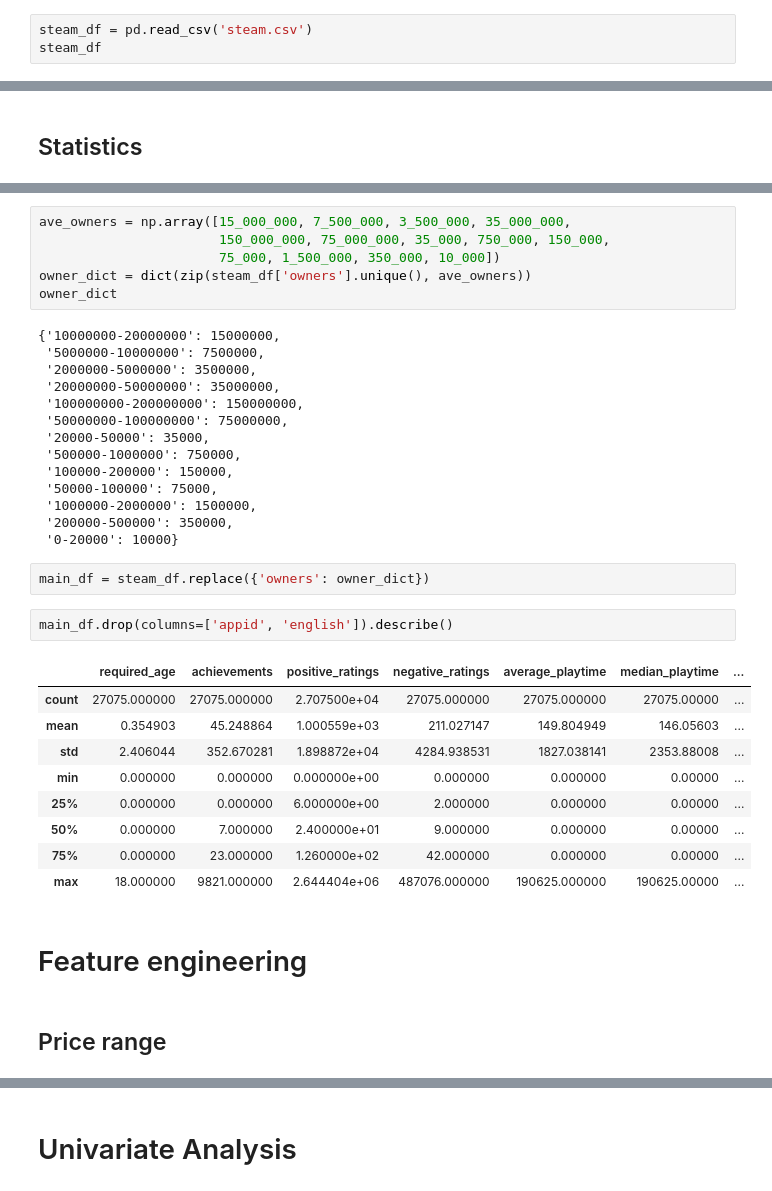
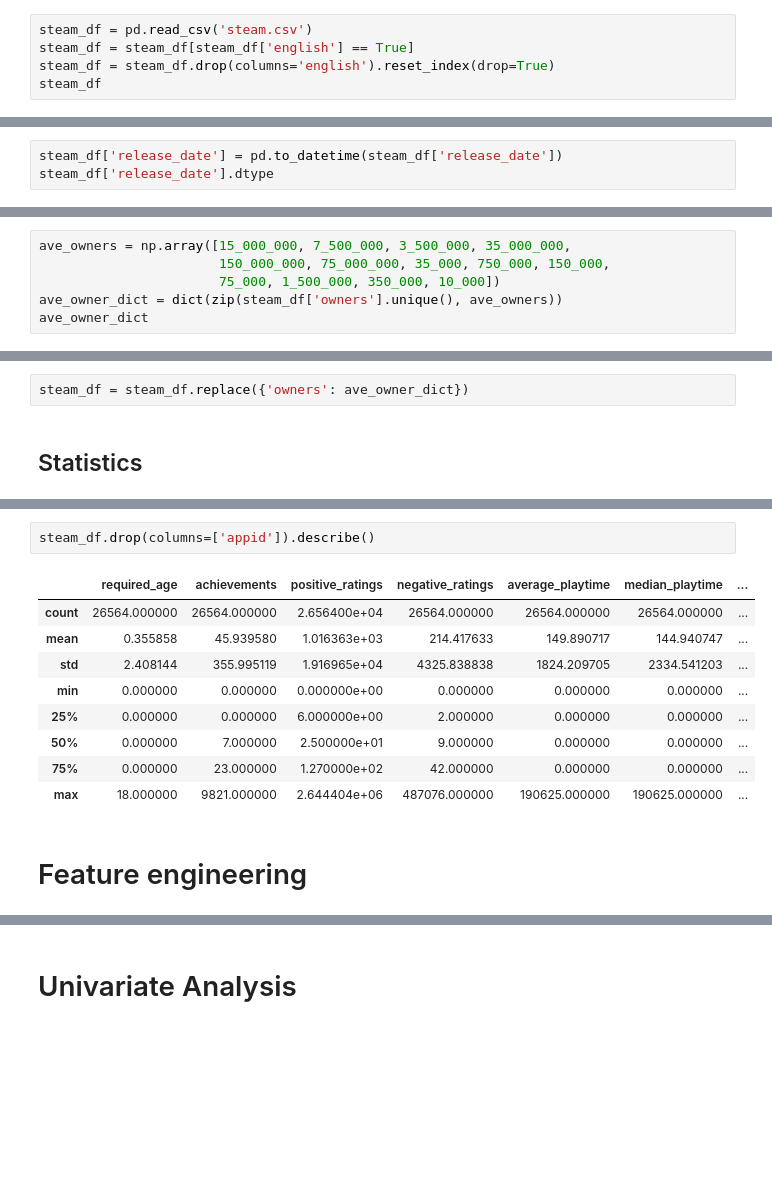
Before and after one commit to jamwung/eda-steam, a Jupyter notebook: steam_eda.ipynb, the cells around one changed output, grey strips where cells are left out. Cells and saved outputs as stored; diff of their text form; blank space fills up the shorter version.

```diff
--- a/steam_eda.ipynb
+++ b/steam_eda.ipynb
@@ -22,5 +57,7 @@ plt.rcParams['figure.figsize'] = [15, 10]
 ## Loading the dataframe
 # %%
 steam_df = pd.read_csv('steam.csv')
+steam_df = steam_df[steam_df['english'] == True]
+steam_df = steam_df.drop(columns='english').reset_index(drop=True)
 steam_df
 # %% [output]
@@ -85,0 +144,3 @@ dtype: object
+# %%
+steam_df['release_date'] = pd.to_datetime(steam_df['release_date'])
+steam_df['release_date'].dtype
@@ -85,0 +191,6 @@ dtype: object
+# %%
+ave_owners = np.array([15_000_000, 7_500_000, 3_500_000, 35_000_000,
+                       150_000_000, 75_000_000, 35_000, 750_000, 150_000,
+                       75_000, 1_500_000, 350_000, 10_000])
+ave_owner_dict = dict(zip(steam_df['owners'].unique(), ave_owners))
+ave_owner_dict
@@ -86,2 +211,4 @@ dtype: object
+# %%
+steam_df = steam_df.replace({'owners': ave_owner_dict})
 # %% [markdown]
 ## Statistics
@@ -105,38 +215,14 @@ dtype: object
-# %%
-ave_owners = np.array([15_000_000, 7_500_000, 3_500_000, 35_000_000,
-                       150_000_000, 75_000_000, 35_000, 750_000, 150_000,
-                       75_000, 1_500_000, 350_000, 10_000])
-owner_dict = dict(zip(steam_df['owners'].unique(), ave_owners))
-owner_dict
-# %% [output]
-{'10000000-20000000': 15000000,
- '5000000-10000000': 7500000,
- '2000000-5000000': 3500000,
- '20000000-50000000': 35000000,
- '100000000-200000000': 150000000,
- '50000000-100000000': 75000000,
- '20000-50000': 35000,
- '500000-1000000': 750000,
- '100000-200000': 150000,
- '50000-100000': 75000,
- '1000000-2000000': 1500000,
- '200000-500000': 350000,
- '0-20000': 10000}
-# %%
-main_df = steam_df.replace({'owners': owner_dict})
 # %%
-main_df.drop(columns=['appid', 'english']).describe()
+steam_df.drop(columns=['appid']).describe()
 # %% [output]
 |  | required_age | achievements | positive_ratings | negative_ratings | average_playtime | median_playtime | ... |
-| count | 27075.000000 | 27075.000000 | 2.707500e+04 | 27075.000000 | 27075.000000 | 27075.00000 | ... |
-| mean | 0.354903 | 45.248864 | 1.000559e+03 | 211.027147 | 149.804949 | 146.05603 | ... |
-| std | 2.406044 | 352.670281 | 1.898872e+04 | 4284.938531 | 1827.038141 | 2353.88008 | ... |
-| min | 0.000000 | 0.000000 | 0.000000e+00 | 0.000000 | 0.000000 | 0.00000 | ... |
-| 25% | 0.000000 | 0.000000 | 6.000000e+00 | 2.000000 | 0.000000 | 0.00000 | ... |
-| 50% | 0.000000 | 7.000000 | 2.400000e+01 | 9.000000 | 0.000000 | 0.00000 | ... |
-| 75% | 0.000000 | 23.000000 | 1.260000e+02 | 42.000000 | 0.000000 | 0.00000 | ... |
-| max | 18.000000 | 9821.000000 | 2.644404e+06 | 487076.000000 | 190625.000000 | 190625.00000 | ... |
+| count | 26564.000000 | 26564.000000 | 2.656400e+04 | 26564.000000 | 26564.000000 | 26564.000000 | ... |
+| mean | 0.355858 | 45.939580 | 1.016363e+03 | 214.417633 | 149.890717 | 144.940747 | ... |
+| std | 2.408144 | 355.995119 | 1.916965e+04 | 4325.838838 | 1824.209705 | 2334.541203 | ... |
+| min | 0.000000 | 0.000000 | 0.000000e+00 | 0.000000 | 0.000000 | 0.000000 | ... |
+| 25% | 0.000000 | 0.000000 | 6.000000e+00 | 2.000000 | 0.000000 | 0.000000 | ... |
+| 50% | 0.000000 | 7.000000 | 2.500000e+01 | 9.000000 | 0.000000 | 0.000000 | ... |
+| 75% | 0.000000 | 23.000000 | 1.270000e+02 | 42.000000 | 0.000000 | 0.000000 | ... |
+| max | 18.000000 | 9821.000000 | 2.644404e+06 | 487076.000000 | 190625.000000 | 190625.000000 | ... |
 # %% [markdown]
 # Feature engineering
-# %% [markdown]
-## Price range
```
Also changed, not shown: parts of 74 cells of this notebook.
